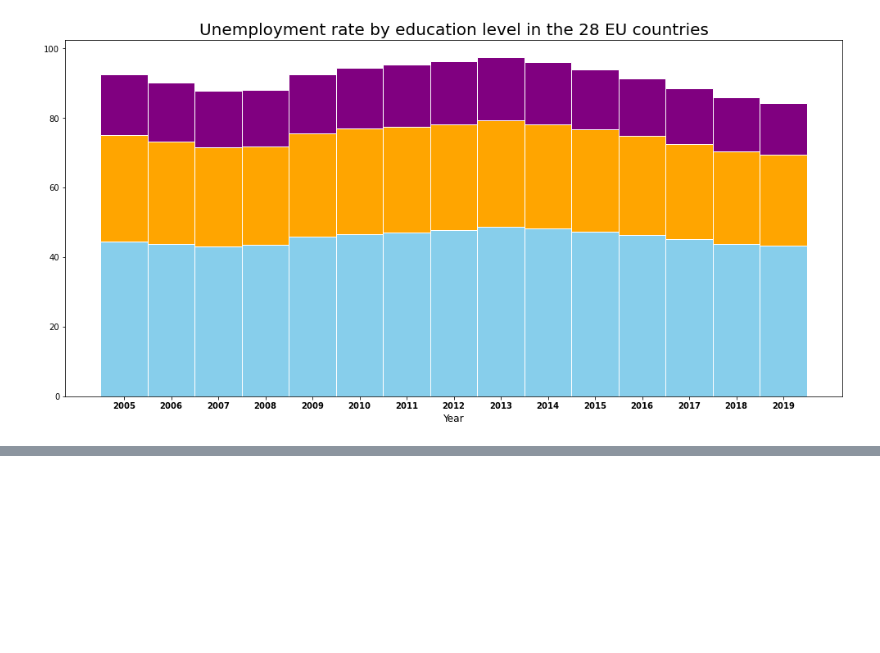
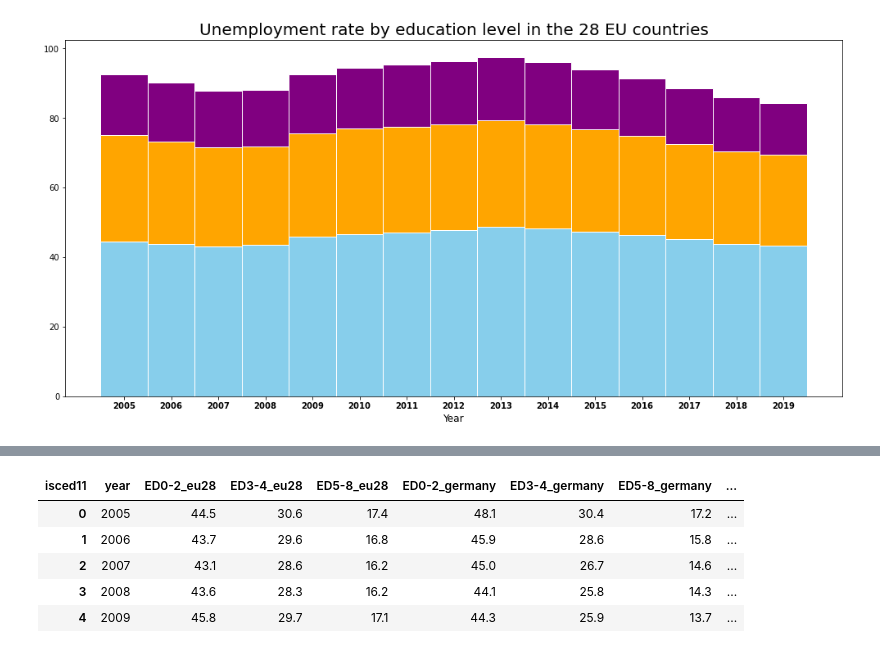
Before and after one commit to Malonk/unemployment_stats, a Jupyter notebook: notebooks/education_employment_rate_EU28.ipynb, the cells around one changed output, grey strips where cells are left out. Saved outputs shown, nothing was run; the diff lists cells and outputs as text; code cells hidden in the pictures; blank space fills up the shorter version.

```diff
--- a/notebooks/education_employment_rate_EU28.ipynb
+++ b/notebooks/education_employment_rate_EU28.ipynb
@@ -211,0 +257,9 @@ df_eu28.to_pickle("../data/output/education_employment_rate_eu28.pkl")
+# %%
+df_de_el_eu28.head()
+# %% [output]
+| isced11 | year | ED0-2_eu28 | ED3-4_eu28 | ED5-8_eu28 | ED0-2_germany | ED3-4_germany | ED5-8_germany | ... |
+| 0 | 2005 | 44.5 | 30.6 | 17.4 | 48.1 | 30.4 | 17.2 | ... |
+| 1 | 2006 | 43.7 | 29.6 | 16.8 | 45.9 | 28.6 | 15.8 | ... |
+| 2 | 2007 | 43.1 | 28.6 | 16.2 | 45.0 | 26.7 | 14.6 | ... |
+| 3 | 2008 | 43.6 | 28.3 | 16.2 | 44.1 | 25.8 | 14.3 | ... |
+| 4 | 2009 | 45.8 | 29.7 | 17.1 | 44.3 | 25.9 | 13.7 | ... |
```
Also changed, not shown: parts of 12 cells of this notebook.
